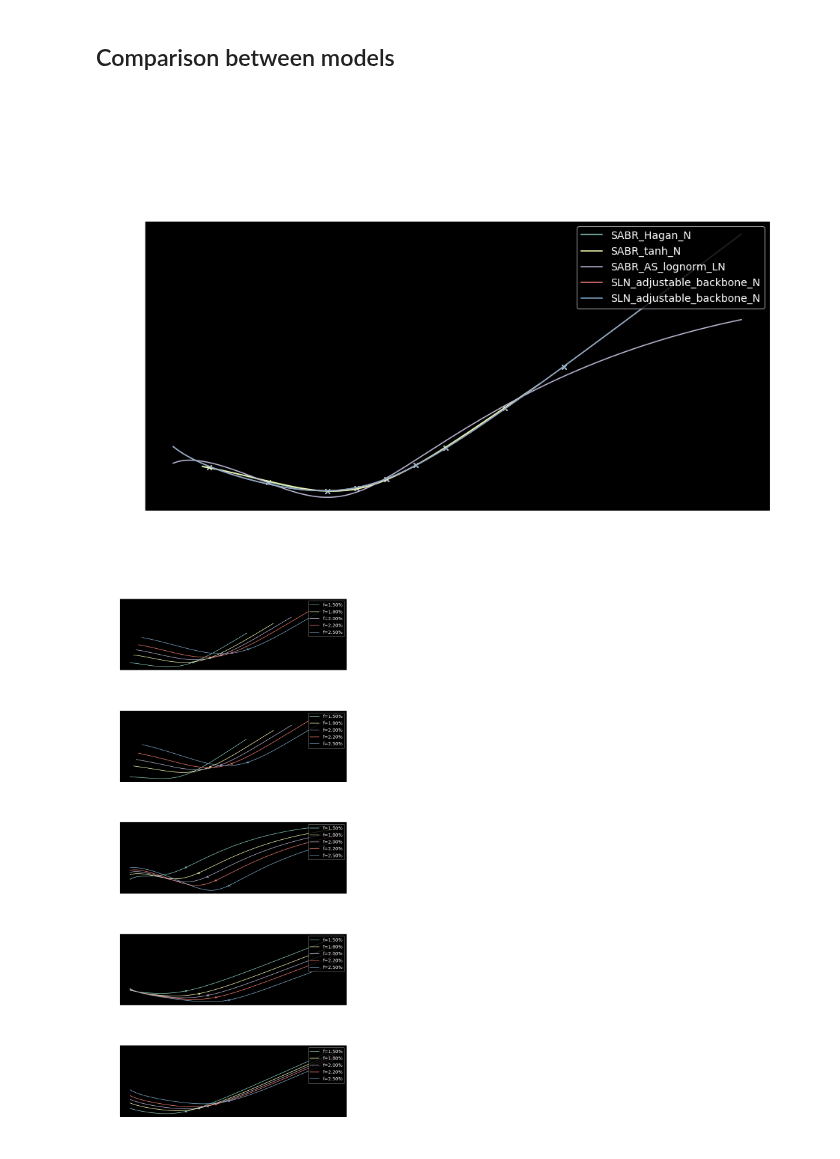
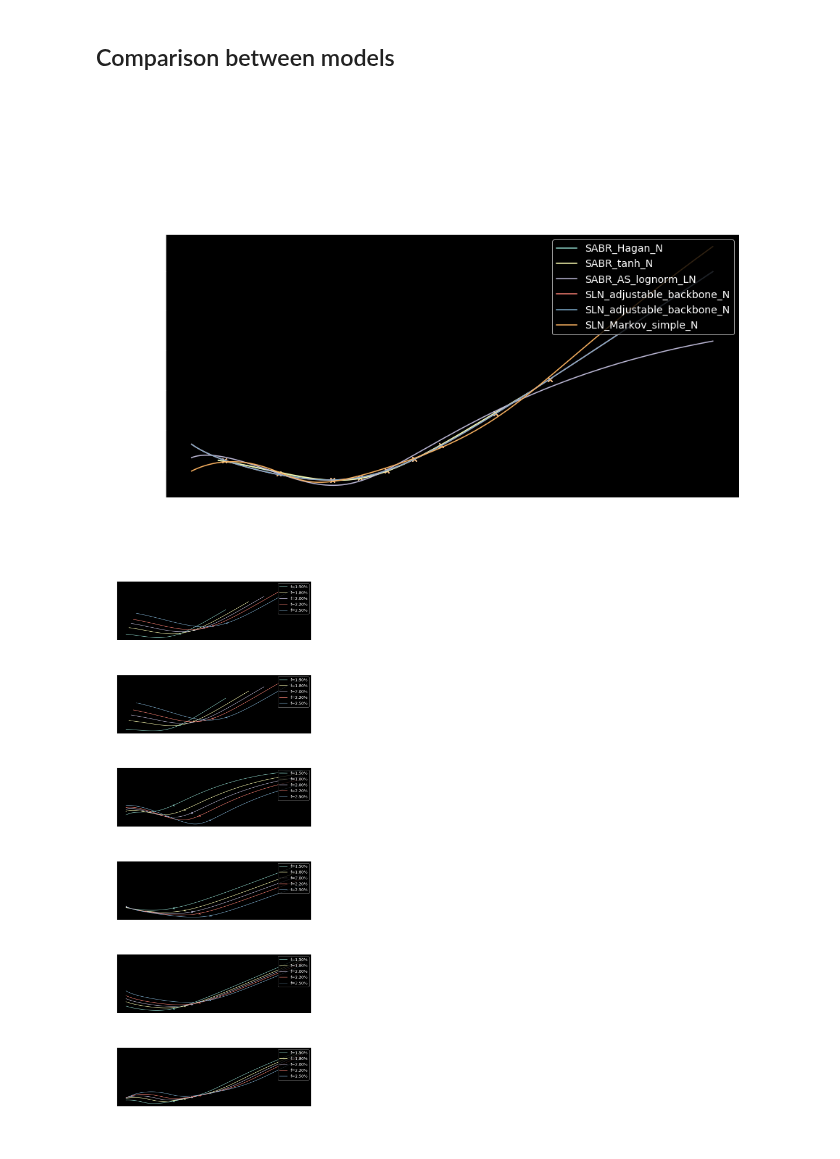
Before and after one commit to sauxpa/Quant, a Jupyter notebook: volmodels_examples/model_fit.ipynb, the cells around one changed output. Drawn from its saved outputs; the diff is of its cells as text; code cells hidden in the pictures.

Commit message:
SLN latent Markov vol fit

```diff
--- a/volmodels_examples/model_fit.ipynb
+++ b/volmodels_examples/model_fit.ipynb
@@ -138,6 +161,7 @@ for tenor, ax in zip(df.columns, axes):
     ax.set_ylabel(ylabel)
     ax.set_title('tenor={}\n'.format(tenor)+ str(model_fitted))
     ax.xaxis.set_major_formatter(FuncFormatter(lambda x, _: '{:.2%}'.format(x)))
+    ax.yaxis.set_major_formatter(FuncFormatter(lambda y, _: '{:.0f}bps'.format(y/ONE_BP)))
 
 plt.tight_layout()
 plt.show()
@@ -242,6 +265,26 @@ init_params_map_SLN_adjustable_backbone_plus = {
     'vov': 40*ONE_PCT,
     'rho': -40*ONE_PCT,
 }
+
+model_SLN_Markov_simple_plus = SLN_Markov_simple_N(mixing=0.5,
+                                                   L=f,
+                                                   f=f,
+                                                   sigma_0=20*ONE_PCT,
+                                                   sigma_1=40*ONE_PCT,
+                                                   vov=40*ONE_PCT,
+                                                   n_strikes=N_STRIKES,
+                                                   K_lo=K_lo,
+                                                   K_hi=K_hi,
+                                                   strike_type='strike',
+                                                   marking_mode='vov',
+                                                  )
+
+init_params_map_SLN_Markov_simple_plus = {
+    'shift': 1.0,
+    'sigma_0': 20*ONE_PCT,
+    'sigma_1': 40*ONE_PCT,
+    'vov': 40*ONE_PCT,
+}
 # %%
 T_expiry = 1.0
 tenor = '10Y'
@@ -280,6 +323,14 @@ fitter_SLN_adjustable_backbone_plus = Fitter(model=model_SLN_adjustable_backbone
                                              f=f,
                                              T_expiry=T_expiry
                                             )
+
+
+fitter_SLN_Markov_simple_plus = Fitter(model=model_SLN_Markov_simple_plus,
+                                       init_params_map=init_params_map_SLN_Markov_simple_plus,
+                                       df=df,
+                                       f=f,
+                                       T_expiry=T_expiry
+                                      )
 # %%
 xlabel = 'strike\n\n'
 ylabel = 'implied vol'
@@ -292,7 +343,8 @@ for fitter in [fitter_SABR,
                fitter_tanh,
                fitter_AS_lognorm,
                fitter_SLN_adjustable_backbone_minus,
-               fitter_SLN_adjustable_backbone_plus
+               fitter_SLN_adjustable_backbone_plus,
+               fitter_SLN_Markov_simple_plus,
               ]:
     fitter.tenor = tenor
     fitter.fit()
@@ -310,13 +362,14 @@ ax.set_ylabel(ylabel)
 ax.set_title(title)
 ax.legend(loc='upper right')
 ax.xaxis.set_major_formatter(FuncFormatter(lambda x, _: '{:.2%}'.format(x)))
+ax.yaxis.set_major_formatter(FuncFormatter(lambda y, _: '{:.0f}bps'.format(y/ONE_BP)))
 
 plt.tight_layout()
 plt.show()
 # %% [output]
-[figure, old version]
+[figure, new version]
 # %%
-fig, axes = plt.subplots(figsize=(11, 24), nrows=5, ncols=1)
+fig, axes = plt.subplots(figsize=(11, 28), nrows=6, ncols=1)
 
 f_shocks = [
     -50*ONE_BP,
@@ -327,31 +380,34 @@ f_shocks = [
 ]
 
 for ax, fitter in zip(axes, [fitter_SABR,
                              fitter_tanh,
                              fitter_AS_lognorm,
                              fitter_SLN_adjustable_backbone_minus,
                              fitter_SLN_adjustable_backbone_plus,
+                             fitter_SLN_Markov_simple_plus,
                             ]):
     fitter.tenor = tenor
     fitter.fit()
     model_fitted = fitter.calibrate_model()
 
     for f_shock in f_shocks:
         model_fitted.f = f+f_shock
         smile = list(model_fitted.smile.values())
         label = 'f={:.2%}'.format(f+f_shock)
         ax.plot(model_fitted.strike_grid, smile, label=label)
         ax.scatter([model_fitted.f], [model_fitted.ATM], marker='x')
 
         ax.set_xlabel(xlabel)
         ax.set_ylabel(ylabel)
         ax.legend(loc='upper right')
         ax.xaxis.set_major_formatter(FuncFormatter(lambda x, _: '{:.2%}'.format(x)))
+        ax.yaxis.set_major_formatter(FuncFormatter(lambda y, _: '{:.0f}bps'.format(y/ONE_BP)))
+
         ax.set_title('{} {}Y into {} backbone\n'.format(model_fitted.model_name,\
                                                         model_fitted.T_expiry,\
                                                         tenor))
 
 plt.tight_layout()
 plt.show()
 # %% [output]
-[figure, old version]
+[figure, new version]
```
Also changed, not shown: parts of 6 cells of this notebook.
